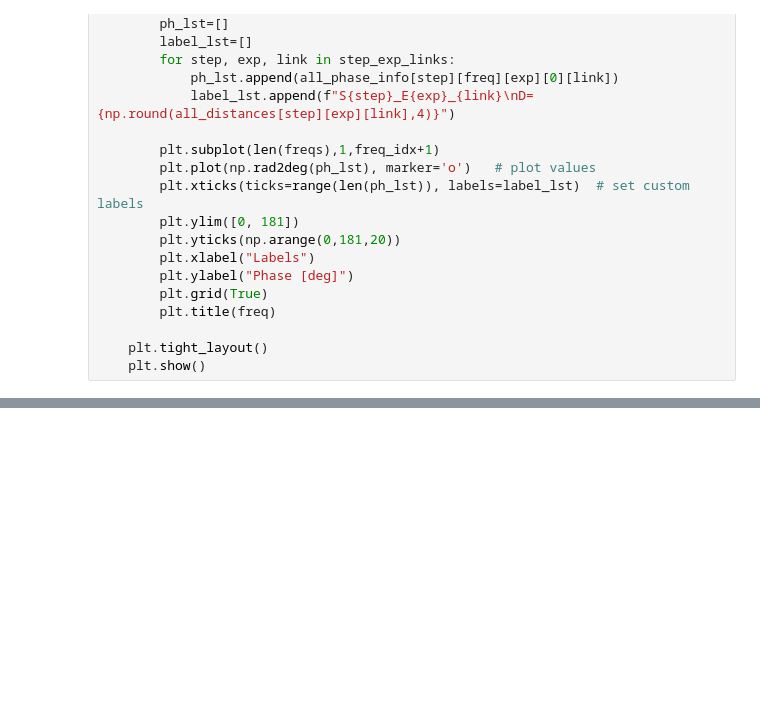
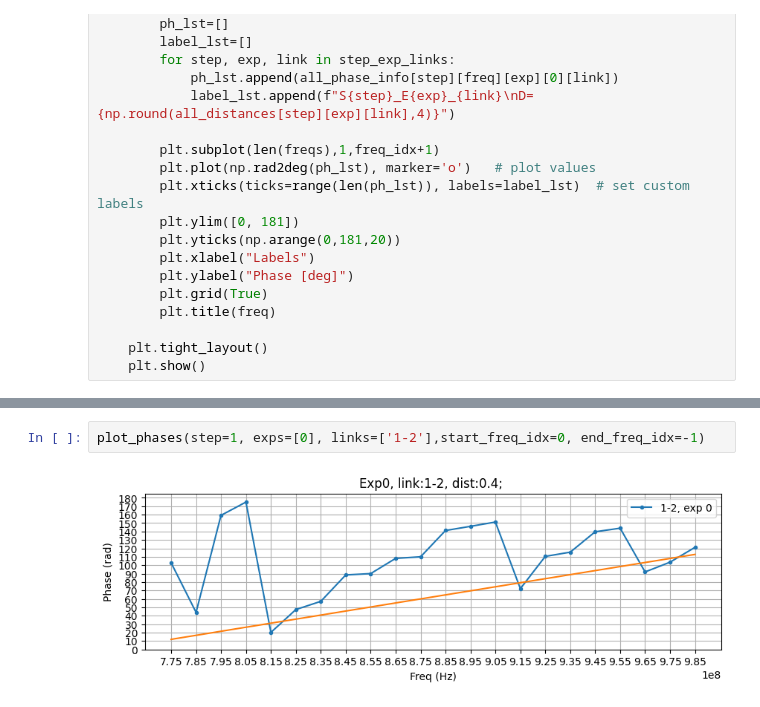
Before and after one commit to manavjeetsingh/RFImaging, a Jupyter notebook: Rovering/OCS/FiveTags1/processing.ipynb, the cells around one changed output, grey strips where cells are left out. Drawn from its saved outputs; the diff is of its cells as text; blank space fills up the shorter version.

```diff
--- a/Rovering/OCS/FiveTags1/processing.ipynb
+++ b/Rovering/OCS/FiveTags1/processing.ipynb
@@ -130 +157,5 @@ plot_phases(step=1, exp1=0, exp2=3, link1='1-5', link2='4-5')
+# %%
+plot_phases(step=1, exps=[0], links=['1-2'],start_freq_idx=0, end_freq_idx=-1)
+# %% [output]
+[figure, added]
 # %%
```
Also changed, not shown: parts of 11 cells of this notebook, 27 other files.
